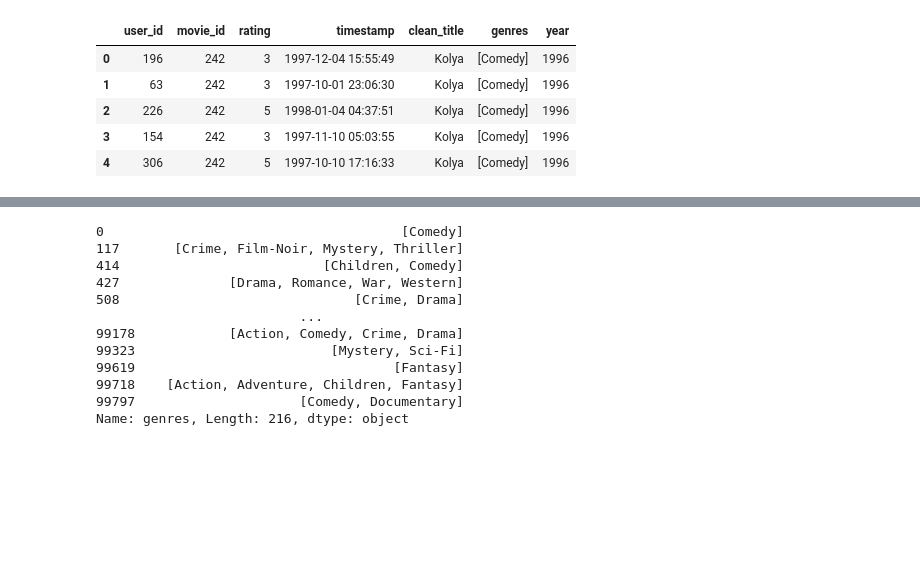
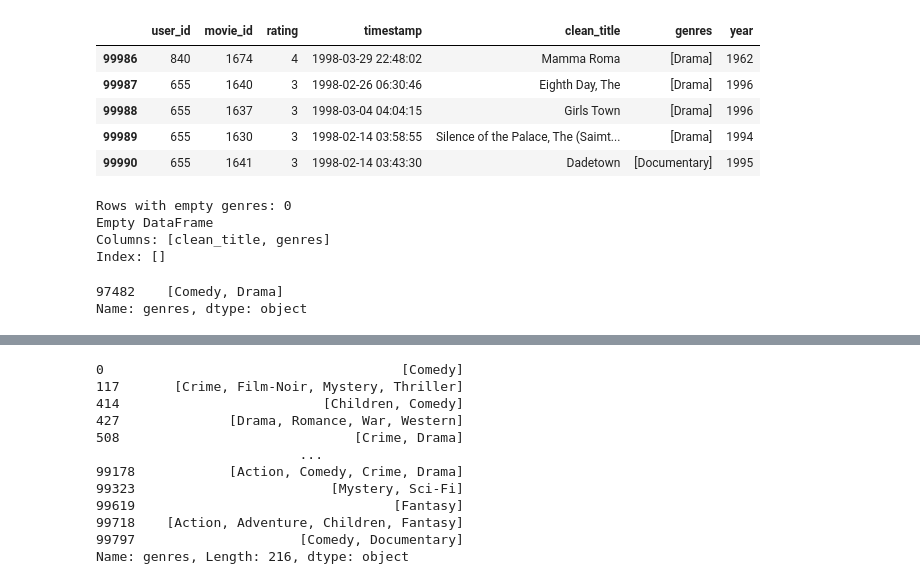
Before and after one commit to TaingMolika/movie_review, a Jupyter notebook: src/notebook/visualize.ipynb, the cells around one changed output, grey strips where cells are left out. Drawn from its saved outputs; the diff is of its cells as text; code cells hidden in the pictures; blank space fills up the shorter version.

```diff
--- a/src/notebook/visualize.ipynb
+++ b/src/notebook/visualize.ipynb
@@ -17,11 +18,36 @@ user_path ="../../data/raw/ml-100k/u.user"
 ratings, movies, users = loader(rating_path, movie_path, user_path)
 ratings, movies, users, movie_ratings = preprocess_data(ratings, movies, users)
 # %%
-movie_ratings.head()
+movie_ratings.tail()
 # %% [output]
 |  | user_id | movie_id | rating | timestamp | clean_title | genres | year |
-| 0 | 196 | 242 | 3 | 1997-12-04 15:55:49 | Kolya | [Comedy] | 1996 |
-| 1 | 63 | 242 | 3 | 1997-10-01 23:06:30 | Kolya | [Comedy] | 1996 |
-| 2 | 226 | 242 | 5 | 1998-01-04 04:37:51 | Kolya | [Comedy] | 1996 |
-| 3 | 154 | 242 | 3 | 1997-11-10 05:03:55 | Kolya | [Comedy] | 1996 |
-| 4 | 306 | 242 | 5 | 1997-10-10 17:16:33 | Kolya | [Comedy] | 1996 |
+| 99986 | 840 | 1674 | 4 | 1998-03-29 22:48:02 | Mamma Roma | [Drama] | 1962 |
+| 99987 | 655 | 1640 | 3 | 1998-02-26 06:30:46 | Eighth Day, The | [Drama] | 1996 |
+| 99988 | 655 | 1637 | 3 | 1998-03-04 04:04:15 | Girls Town | [Drama] | 1996 |
+| 99989 | 655 | 1630 | 3 | 1998-02-14 03:58:55 | Silence of the Palace, The (Saimt... | [Drama] | 1994 |
+| 99990 | 655 | 1641 | 3 | 1998-02-14 03:43:30 | Dadetown | [Documentary] | 1995 |
+# %%
+# Detect rows where genres is [] (list), '[]' (string), '', or NaN
+mask_empty = (
+    movie_ratings['genres'].isna() |                                  # NaN
+    movie_ratings['genres'].apply(lambda x:
+        (isinstance(x, list) and len(x) == 0) or                      # empty list []
+        (isinstance(x, str) and x.strip() in ('', '[]'))              # empty string or '[]'
+    )
+)
+
+# How many are bad?
+print("Rows with empty genres:", mask_empty.sum())
+
+# Show a few examples
+print(movie_ratings.loc[mask_empty, ['clean_title', 'genres']].head())
+# %% [output]
+Rows with empty genres: 0
+Empty DataFrame
+Columns: [clean_title, genres]
+Index: []
+# %%
+movie_ratings[movie_ratings['clean_title']== "Good Morning"]['genres']
+# %% [output]
+97482    [Comedy, Drama]
+Name: genres, dtype: object
```
Also changed, not shown: parts of 4 cells of this notebook, 9 other files.
